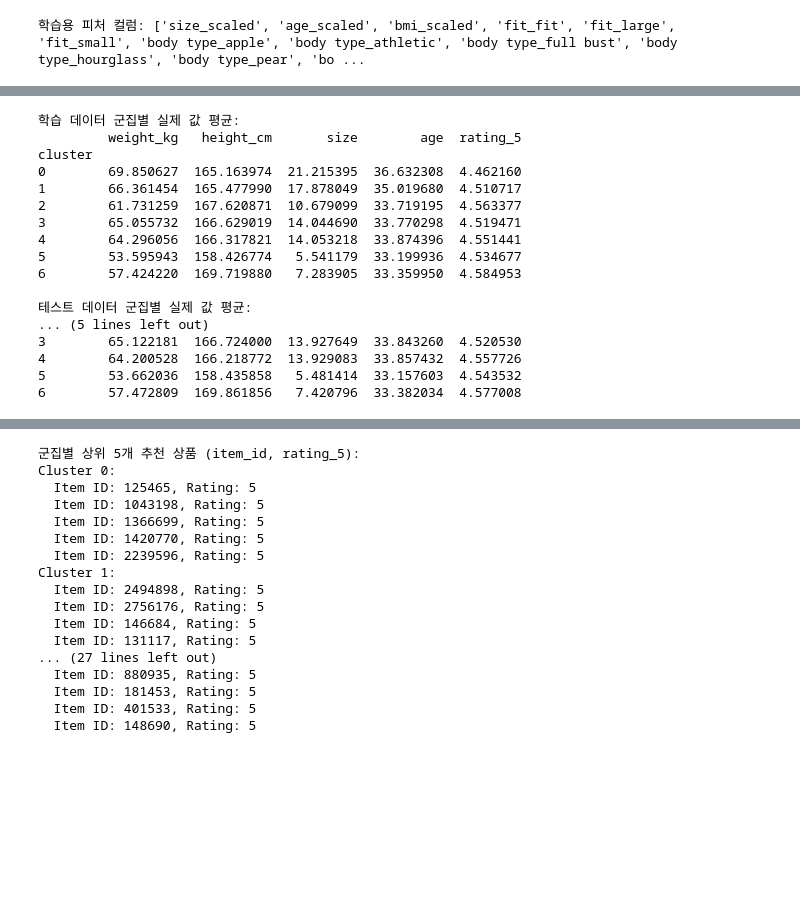
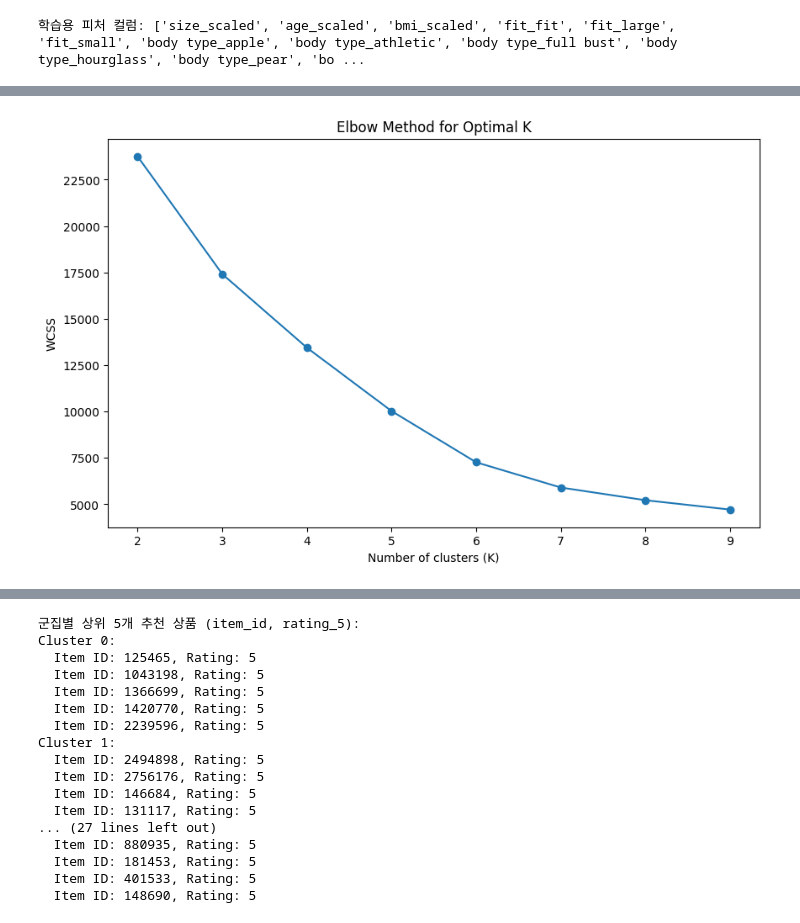
Before and after one commit to kimyelin0506/Toy3_AI, a Jupyter notebook: lbw/shoppingMallCluster.ipynb, the cells around one changed output, grey strips where cells are left out. Saved outputs shown, nothing was run; the diff lists cells and outputs as text; code cells hidden in the pictures; blank space fills up the shorter version.

```diff
--- a/lbw/shoppingMallCluster.ipynb
+++ b/lbw/shoppingMallCluster.ipynb
@@ -197,55 +228,30 @@ test_features_df = test_df[feature_columns]
 # %%
 # 5. K-Means 클러스터링
 # 엘보우 기법
-# wcss = []
-# K_range = range(15, 20)
-# for k in K_range:
-#     kmeans = KMeans(n_clusters=k, random_state=42, n_init=10)
-#     kmeans.fit(train_features_df)
-#     wcss.append(kmeans.inertia_)
+wcss = []
+K_range = range(2, 10)
+for k in K_range:
+    kmeans = KMeans(n_clusters=k, random_state=42, n_init=10)
+    kmeans.fit(train_features_df)
+    wcss.append(kmeans.inertia_)
 
-# plt.figure(figsize=(10, 6))
-# plt.plot(K_range, wcss, marker='o')
-# plt.title('Elbow Method for Optimal K')
-# plt.xlabel('Number of clusters (K)')
-# plt.ylabel('WCSS')
-# plt.savefig('plots/elbow_plot.png')
-# plt.show()
-# plt.close()
+plt.figure(figsize=(10, 6))
+plt.plot(K_range, wcss, marker='o')
+plt.title('Elbow Method for Optimal K')
+plt.xlabel('Number of clusters (K)')
+plt.ylabel('WCSS')
+plt.savefig('plots/elbow_plot.png')
+plt.show()
+plt.close()
 
-# K=20으로 설정
+# K=7으로 설정
 optimal_k = 7
 kmeans = KMeans(n_clusters=optimal_k, random_state=42, n_init=10)
 train_df['cluster'] = kmeans.fit_predict(train_features_df)
 test_df['cluster'] = kmeans.predict(test_features_df)
 
 # 실루엣 점수 계산 (학습, 테스트)
 train_silhouette = silhouette_score(train_features_df, train_df['cluster'])
 test_silhouette = silhouette_score(test_features_df, test_df['cluster'])
+# %% [output]
+[figure, added]
-# %%
-# 6. 군집별 특성 분석
-original_columns = ['weight_kg', 'height_cm', 'size', 'age', 'rating_5']
-train_cluster_summary = train_df.groupby('cluster')[original_columns].mean()
-test_cluster_summary = test_df.groupby('cluster')[original_columns].mean()
-print("\n학습 데이터 군집별 실제 값 평균:")
-print(train_cluster_summary)
-print("\n테스트 데이터 군집별 실제 값 평균:")
-print(test_cluster_summary)
-# %% [output]
-학습 데이터 군집별 실제 값 평균:
-         weight_kg   height_cm       size        age  rating_5
-cluster
-0        69.850627  165.163974  21.215395  36.632308  4.462160
-1        66.361454  165.477990  17.878049  35.019680  4.510717
-2        61.731259  167.620871  10.679099  33.719195  4.563377
-3        65.055732  166.629019  14.044690  33.770298  4.519471
-4        64.296056  166.317821  14.053218  33.874396  4.551441
-5        53.595943  158.426774   5.541179  33.199936  4.534677
-6        57.424220  169.719880   7.283905  33.359950  4.584953
-
-테스트 데이터 군집별 실제 값 평균:
-... (5 lines left out)
-3        65.122181  166.724000  13.927649  33.843260  4.520530
-4        64.200528  166.218772  13.929083  33.857432  4.557726
-5        53.662036  158.435858   5.481414  33.157603  4.543532
-6        57.472809  169.861856   7.420796  33.382034  4.577008
```
Also changed, not shown: parts of 21 cells of this notebook, 3 other files.
